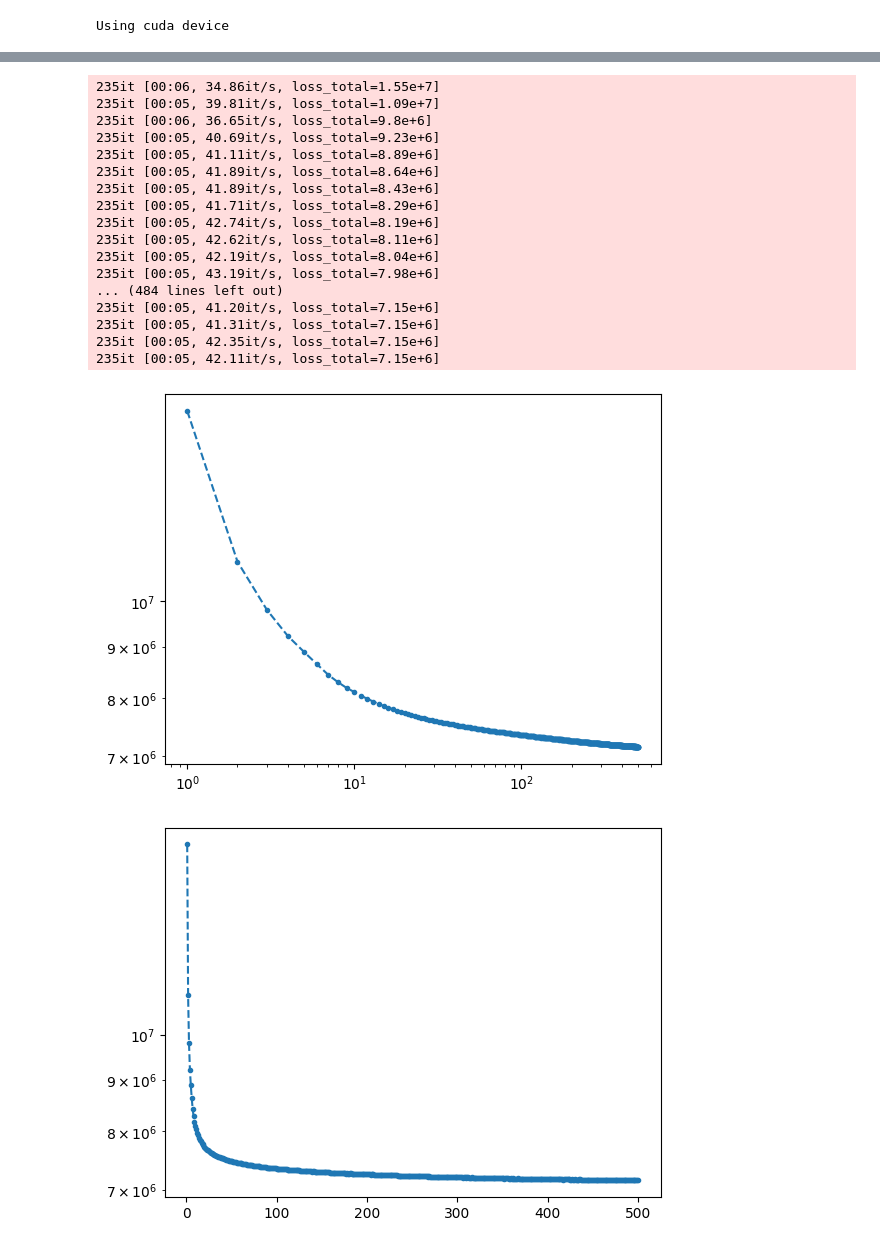
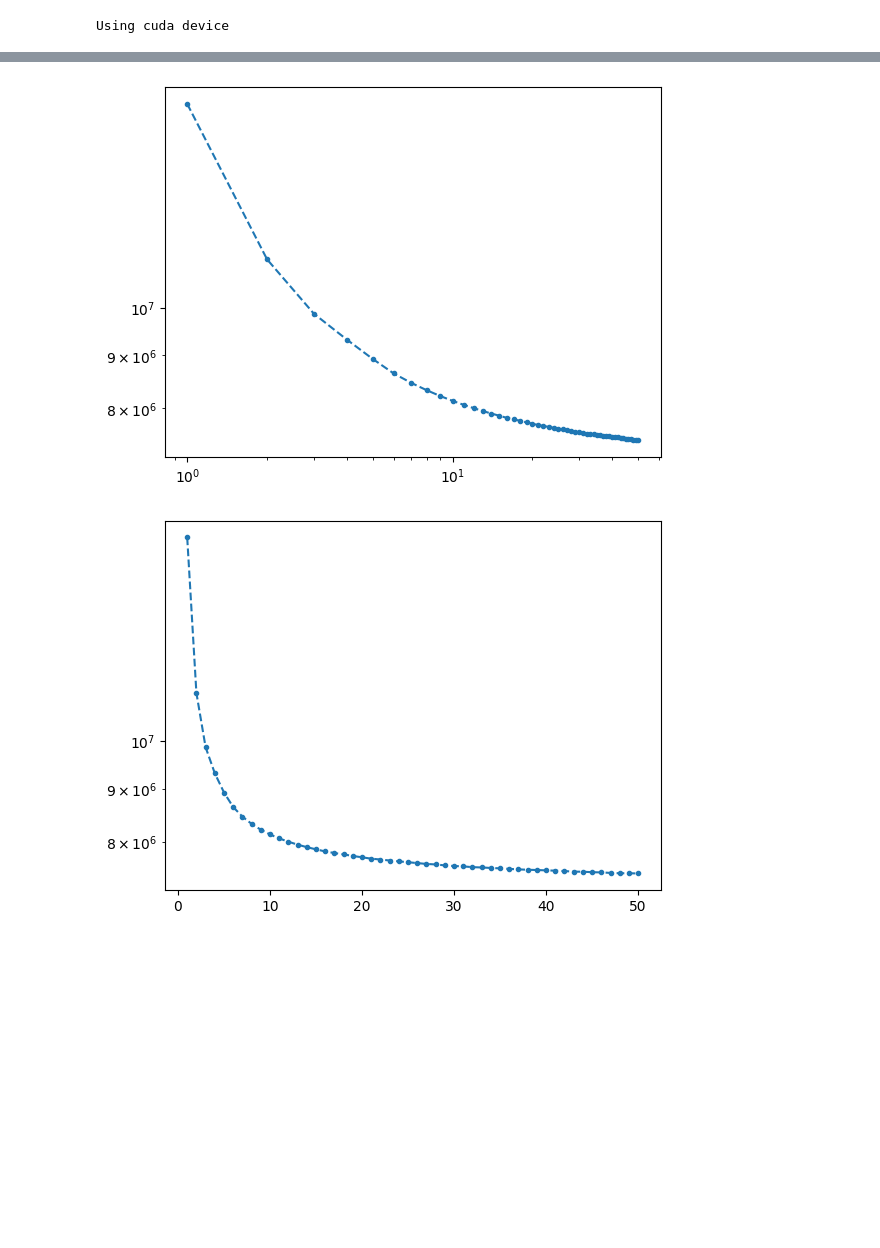
Before and after one commit to vfschumann/HU_SysBio_FinalProjekt, a Jupyter notebook: OneLayer_VAE_model.ipynb, the cells around one changed output, grey strips where cells are left out. Cells and saved outputs as stored; diff of their text form; code cells hidden in the pictures; blank space fills up the shorter version.

```diff
--- a/OneLayer_VAE_model.ipynb
+++ b/OneLayer_VAE_model.ipynb
@@ -97,52 +81,37 @@ loss_fn = nn.BCELoss(reduction="sum")
 optimizer = torch.optim.Adam(model.parameters(),lr=5e-4, )#
 # %%
 from tqdm import tqdm
-n_epochs = 500
+n_epochs = 50
 
 list_loss = []
 torch.manual_seed(42)
-for epoch in range(n_epochs):
-    loop = tqdm(enumerate(train_dataloader))
+loop = tqdm(np.arange(0,n_epochs))
+for epoch in loop:
     loss_total = 0
-    for batch , (X, label) in loop:
+    for batch , (X, label) in enumerate(train_dataloader):
         X = X.reshape(-1, dim_encoder_decoder).to(device)
         pred , mu, sigma , _ = model(X)
         re_loss = loss_fn(pred, X)
         kl_div = - torch.sum(1 + torch.log(sigma.pow(2)) - mu.pow(2) - sigma.pow(2))
         loss = re_loss + kl_div
         optimizer.zero_grad()
         loss.backward()
         optimizer.step()
         loss_total += loss.item()
-        loop.set_postfix(loss_total=loss_total)
+        #loop.set_postfix(loss_total=loss_total)
+        loop.set_description(f"Epoch process: {round((batch+1)*100/batch_size,0)}%; Total progress")
     list_loss.append(loss_total)
+
 plt.plot([i+1 for i,x in enumerate(list_loss)], list_loss,"--.")
 plt.yscale("log")
 plt.xscale("log")
 plt.show()
 # %% [output]
-235it [00:06, 34.86it/s, loss_total=1.55e+7]
-235it [00:05, 39.81it/s, loss_total=1.09e+7]
-235it [00:06, 36.65it/s, loss_total=9.8e+6]
-235it [00:05, 40.69it/s, loss_total=9.23e+6]
-235it [00:05, 41.11it/s, loss_total=8.89e+6]
-235it [00:05, 41.89it/s, loss_total=8.64e+6]
-235it [00:05, 41.89it/s, loss_total=8.43e+6]
-235it [00:05, 41.71it/s, loss_total=8.29e+6]
-235it [00:05, 42.74it/s, loss_total=8.19e+6]
-235it [00:05, 42.62it/s, loss_total=8.11e+6]
-235it [00:05, 42.19it/s, loss_total=8.04e+6]
-235it [00:05, 43.19it/s, loss_total=7.98e+6]
-... (484 lines left out)
-235it [00:05, 41.20it/s, loss_total=7.15e+6]
-235it [00:05, 41.31it/s, loss_total=7.15e+6]
-235it [00:05, 42.35it/s, loss_total=7.15e+6]
-235it [00:05, 42.11it/s, loss_total=7.15e+6]
-[figure, old version]
+[figure, new version]
 # %%
 plt.plot([i+1 for i,x in enumerate(list_loss)], list_loss,"--.")
 plt.yscale("log")
 #plt.xscale("log")
 plt.show()
 # %% [output]
-[figure, old version]
+[figure, new version]
```
Also changed, not shown: parts of 22 cells of this notebook.
